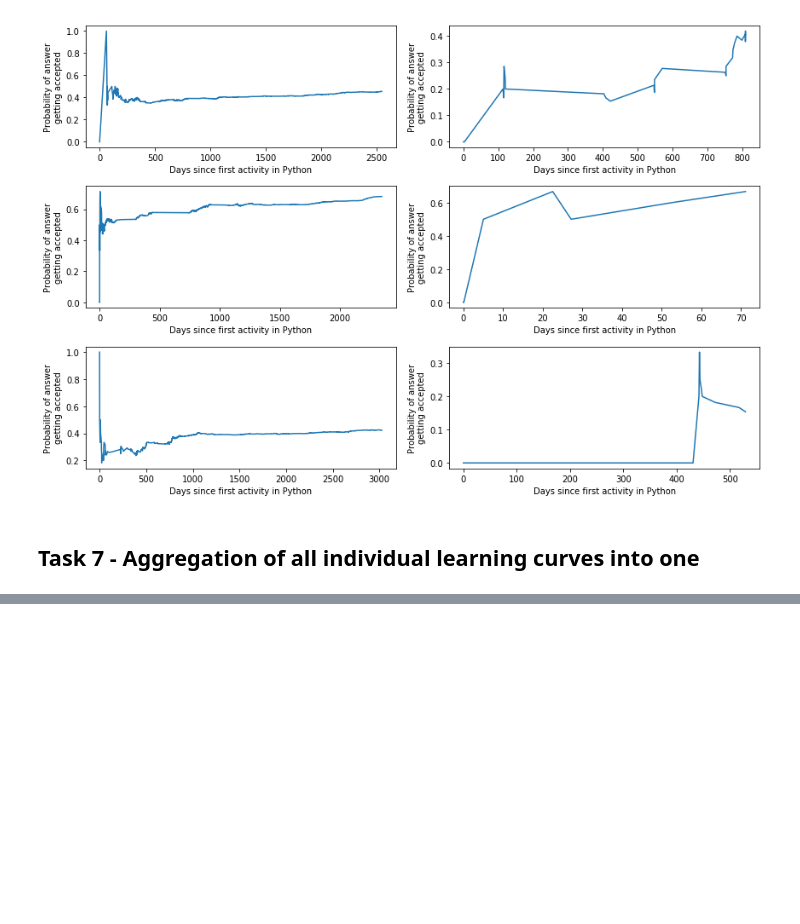
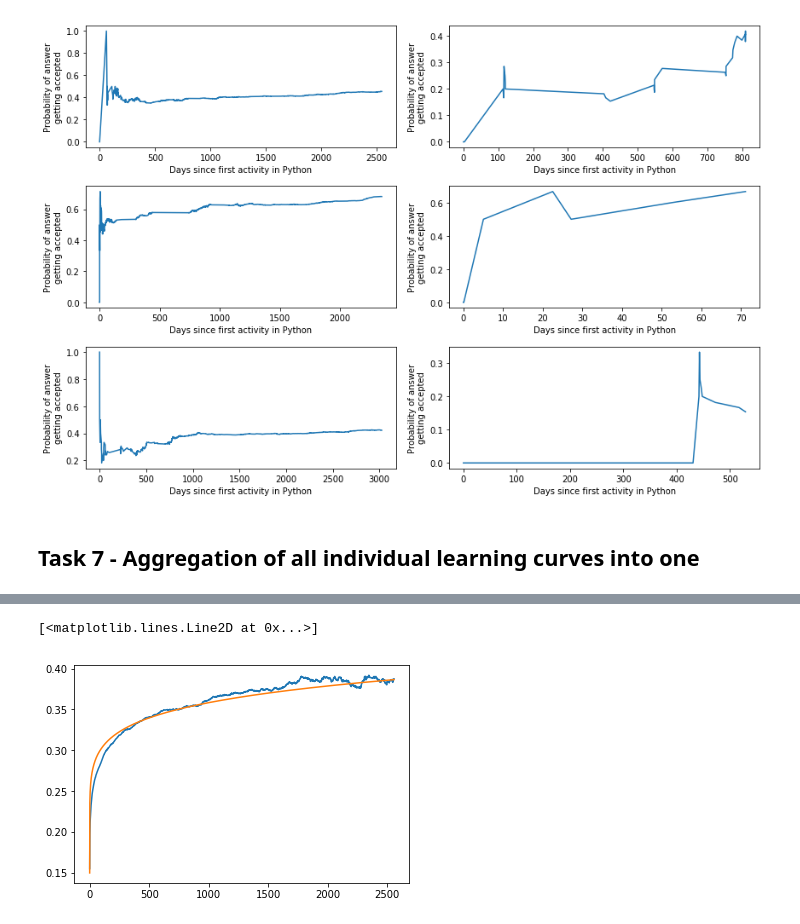
Before and after one commit to live-wire/overflow, a Jupyter notebook: ProbAccAnswerAllLanguages.ipynb, the cells around one changed output, grey strips where cells are left out. Saved outputs shown, nothing was run; the diff lists cells and outputs as text; code cells hidden in the pictures; blank space fills up the shorter version.

```diff
--- a/ProbAccAnswerAllLanguages.ipynb
+++ b/ProbAccAnswerAllLanguages.ipynb
@@ -291,0 +319,9 @@ aggregateIndividualLearningCurves(PYTsummaryTableProbAccAnswer,0,100,"Python")
+# %%
+def negExpo(t,S0,M,lbda):
+    return S0 + (M-S0)*(1-np.exp(-lbda*t))
+
+def negExpoModif(t,S0,M,lbda,k):
+    return S0 + (M-S0)*(1-np.exp(-lbda*t))+k*t
+
+def powerLaw (t,b,a,c):
+    return c+np.power(b*t,-a)
@@ -291,0 +347,7 @@ aggregateIndividualLearningCurves(PYTsummaryTableProbAccAnswer,0,100,"Python")
+# %%
+#plotting model - my experiments
+plt.plot(Rx_all,Rprobs)
+plt.plot(Rx_all,powerLaw(t=Rx_all,b=0.000000009,a=-.135,c=0.15))
+# %% [output]
+[<matplotlib.lines.Line2D at 0x...>]
+[figure, added]
```
Also changed, not shown: parts of 13 cells of this notebook.
